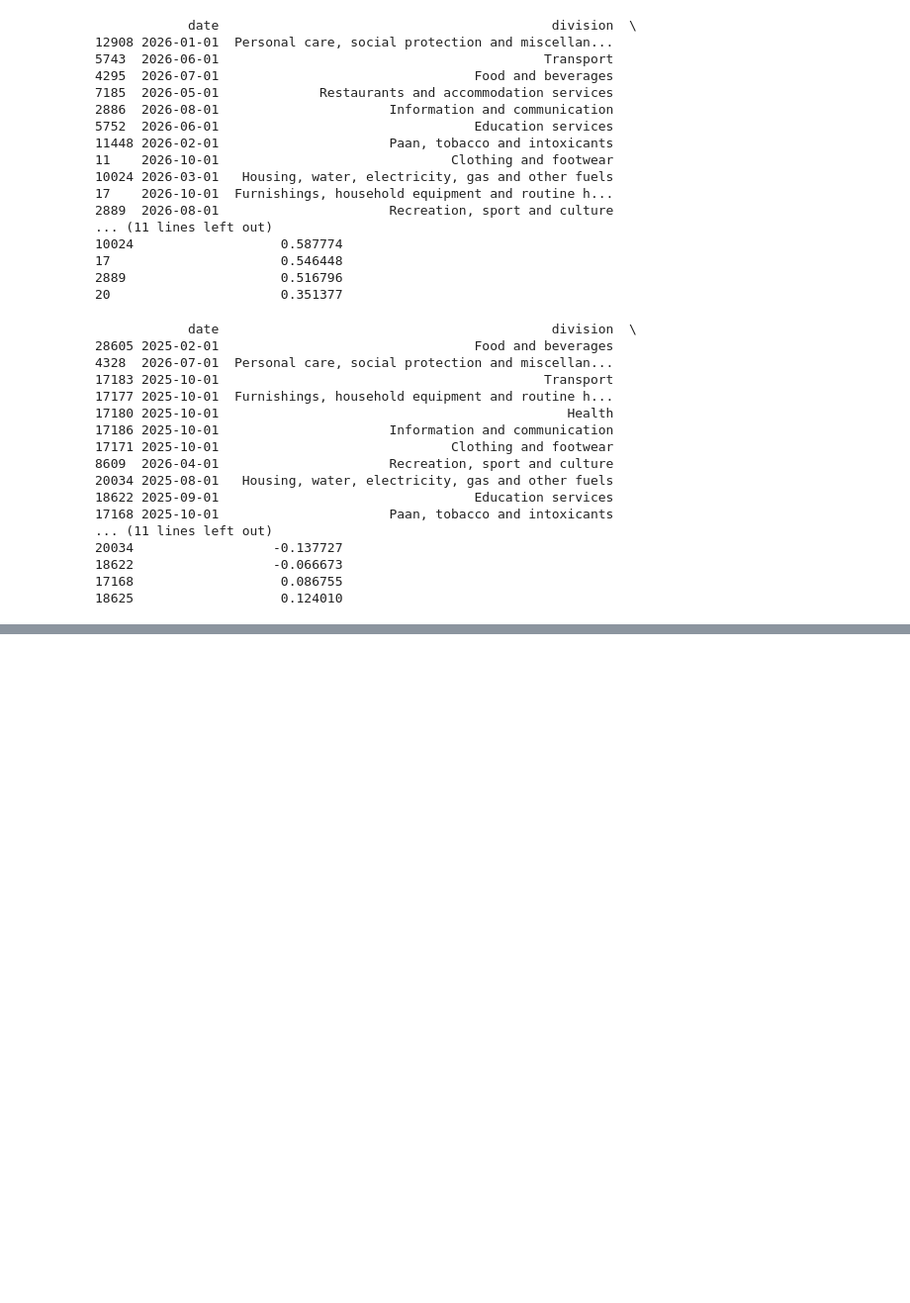
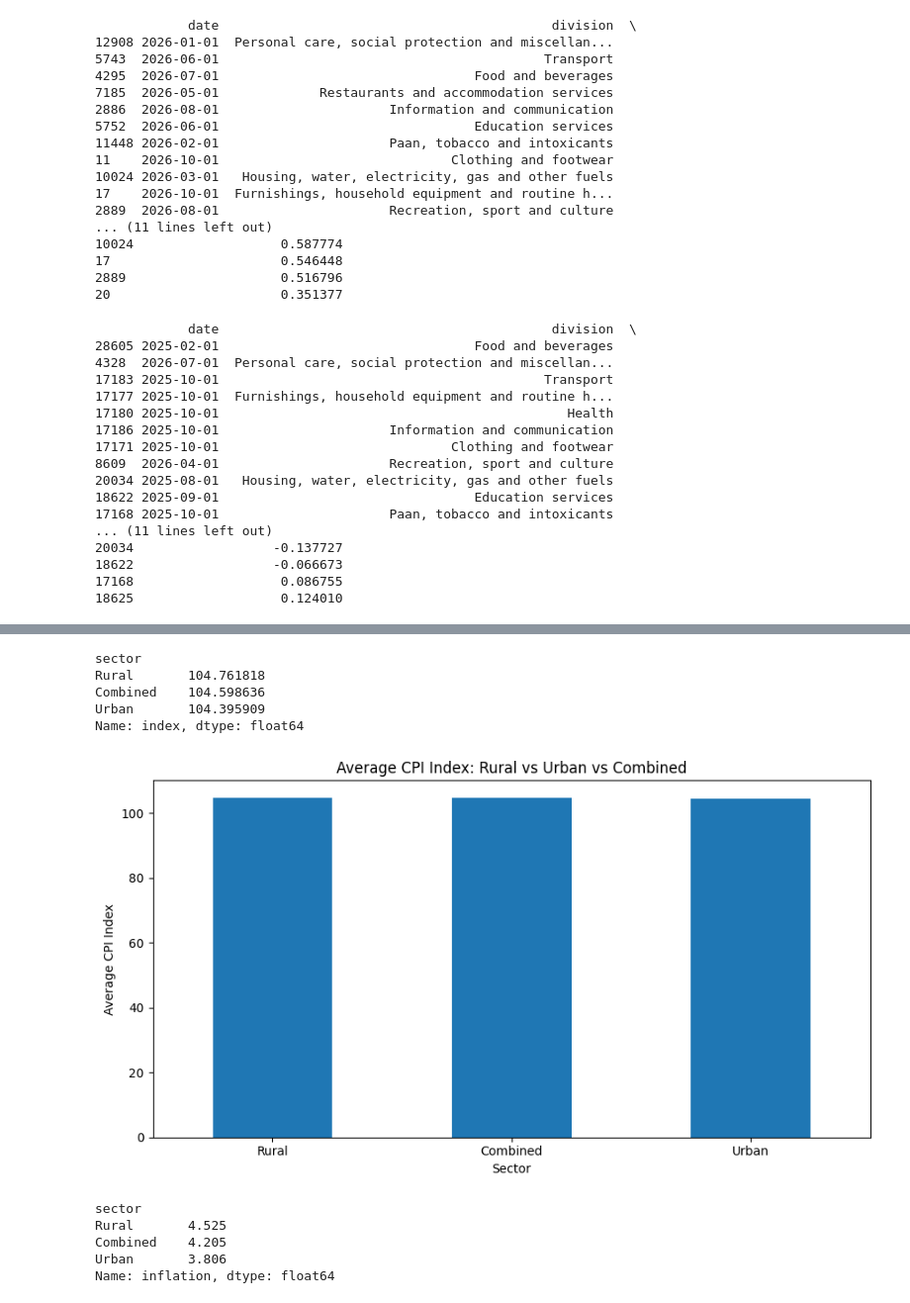
Before and after one commit to alwinbshaji/indian-economic-data-analysis-inflation-forecasting, a Jupyter notebook: Data_collection.ipynb, the cells around one changed output, grey strips where cells are left out. Shown at 99% size. Cells and saved outputs as stored; diff of their text form; code cells hidden in the pictures; blank space fills up the shorter version.

```diff
--- a/Data_collection.ipynb
+++ b/Data_collection.ipynb
@@ -877,0 +999,45 @@ print(lowest_monthly)
+# %%
+
+sector_average = (
+    rural_urban.groupby('sector')['index']
+    .mean()
+    .sort_values(ascending=False)
+)
+
+print(sector_average)
+# %% [output]
+sector
+Rural       104.761818
+Combined    104.598636
+Urban       104.395909
+Name: index, dtype: float64
+# %%
+
+plt.figure(figsize=(9, 5))
+
+sector_average.plot(kind='bar')
+
+plt.title('Average CPI Index: Rural vs Urban vs Combined')
+plt.xlabel('Sector')
+plt.ylabel('Average CPI Index')
+
+plt.xticks(rotation=0)
+plt.tight_layout()
+plt.show()
+# %% [output]
+[figure, added]
+# %%
+
+sector_inflation = (
+    rural_urban.groupby('sector')['inflation']
+    .mean()
+    .sort_values(ascending=False)
+)
+
+print(sector_inflation)
+# %% [output]
+sector
+Rural       4.525
+Combined    4.205
+Urban       3.806
+Name: inflation, dtype: float64
```
Also changed, not shown: parts of 22 cells of this notebook.
